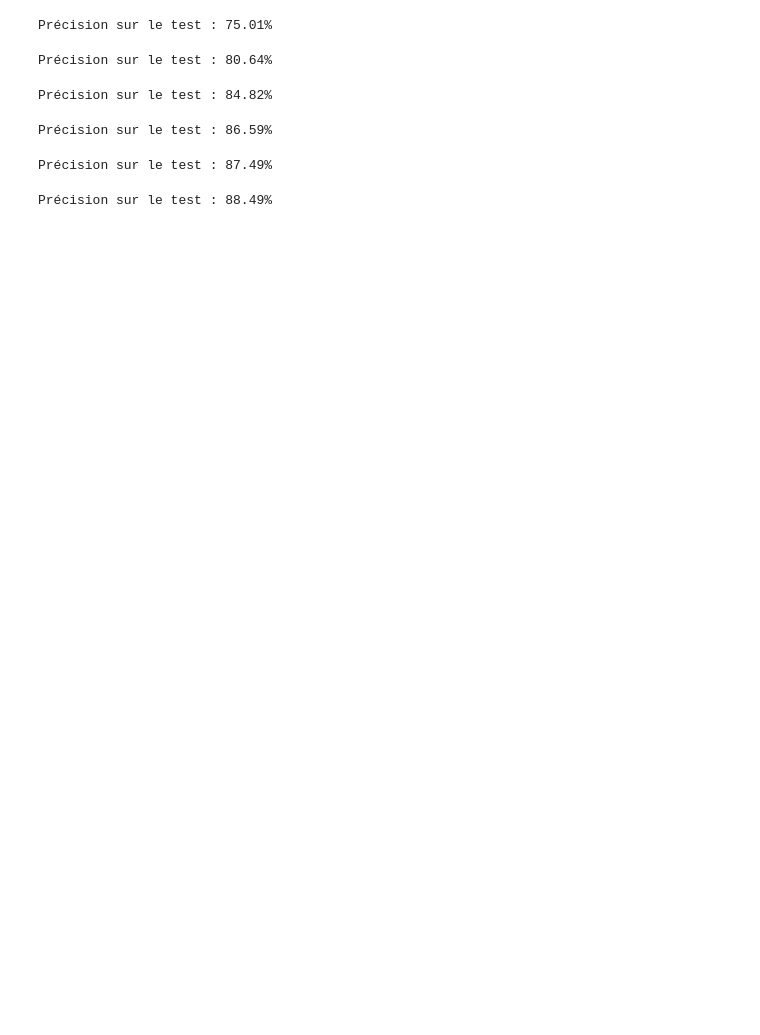
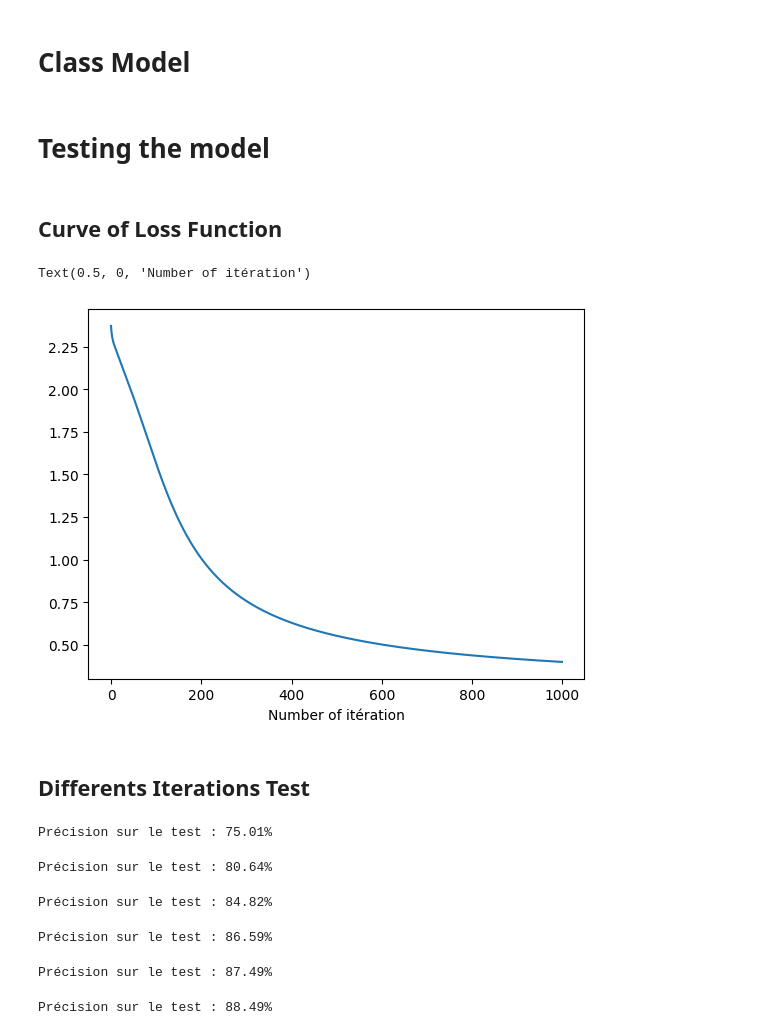
Before and after one commit to skwannito/ANN-DL-Number-Recognition, a Jupyter notebook: ANN.ipynb, the cells around one changed output. Saved outputs shown, nothing was run; the diff lists cells and outputs as text; code cells hidden in the pictures; blank space fills up the shorter version.

Commit message:
Add all Titles, create the loss graph. Research for the correlation between (hidden neurons and iterations) and accuracy score. Add a function that sorts all numbers by their accuracy.

```diff
--- a/ANN.ipynb
+++ b/ANN.ipynb
@@ -171,3 +183,5 @@ def accuracy_score(y_true, y_pred): # func to determine the accuracy score
+# %% [markdown]
+# Class Model
 # %%
 class Model:
 
@@ -197,6 +210,19 @@ class Model:
 	def score(self, X, y):
 		y_pred = self.predict(X)
 		return np.mean(y_pred == y)
+# %% [markdown]
+# Testing the model
+# %% [markdown]
+## Curve of Loss Function
 # %%
 newModel = Model(x_train, y_train_onehot, hidden=100)
+cost = newModel.fit(1000)
+plt.plot(cost)
+plt.xlabel("Number of itération")
+# The loss of the model is indeed in the process of getting lower and lower results
+# %% [output]
+Text(0.5, 0, 'Number of itération')
+[figure, added]
+# %% [markdown]
+## Differents Iterations Test
 # %%
```
Also changed, not shown: parts of 20 cells of this notebook.
